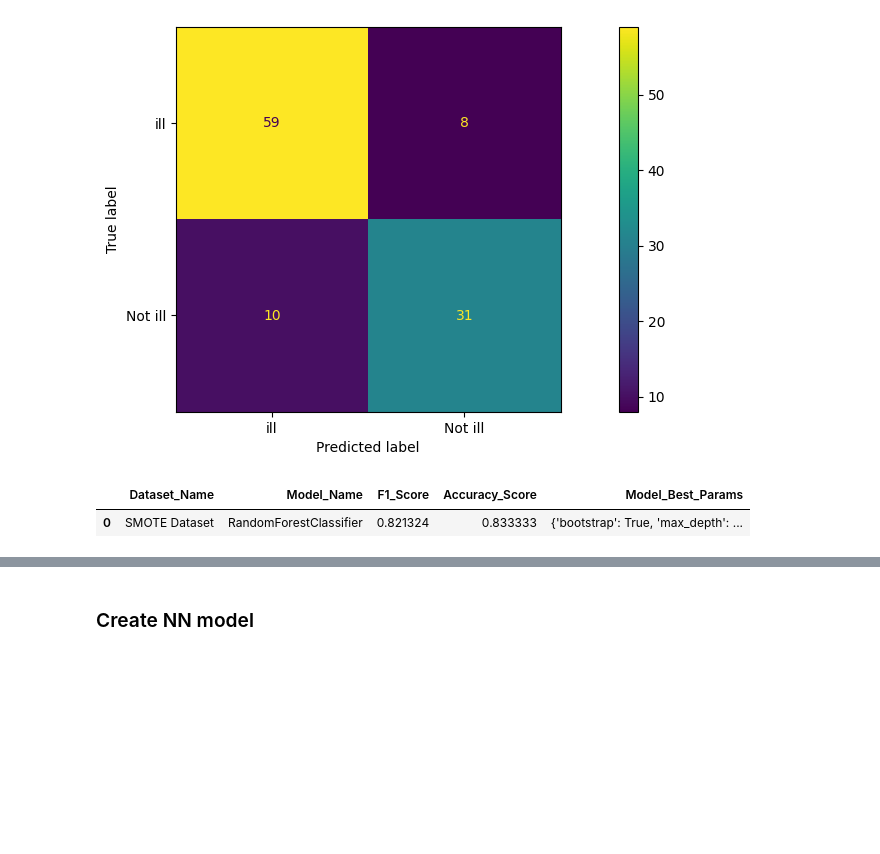
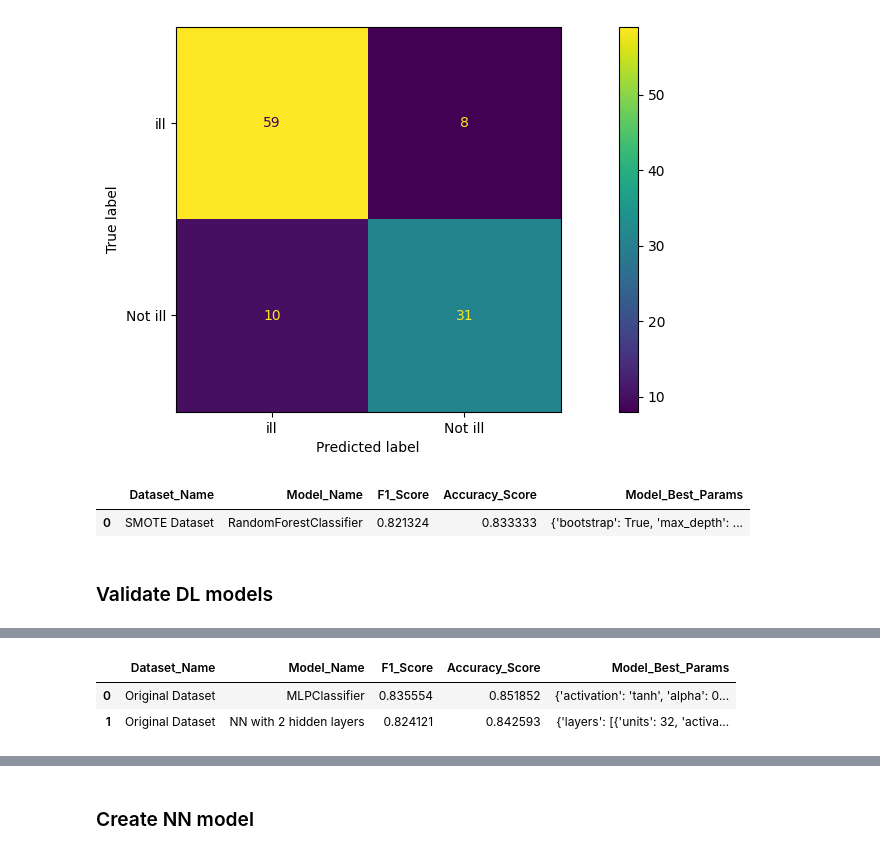
Before and after one commit to denysgerasymuk799/UCU_AI_Course_Project, a Jupyter notebook: 02_Diabet_Prediction_Models.ipynb, the cells around one changed output, grey strips where cells are left out. Saved outputs shown, nothing was run; the diff lists cells and outputs as text; code cells hidden in the pictures; blank space fills up the shorter version.

```diff
--- a/02_Diabet_Prediction_Models.ipynb
+++ b/02_Diabet_Prediction_Models.ipynb
@@ -504,3 +523,5 @@ def display_models_info(best_results_df):
         disp = ConfusionMatrixDisplay(confusion_matrix=cm, display_labels=["ill", "Not ill"])
         disp.plot()
         plt.show()
+# %% [markdown]
+### Validate DL models
@@ -506,0 +684,3 @@ def display_models_info(best_results_df):
+# %%
+test_DL_models(X_train, y_train, X_test, y_test, 'Original Dataset', show_plots=False, debug_mode=False)
+# %% [output]
@@ -507,3 +689,6 @@ def display_models_info(best_results_df):
+|  | Dataset_Name | Model_Name | F1_Score | Accuracy_Score | Model_Best_Params |
+| 0 | Original Dataset | MLPClassifier | 0.835554 | 0.851852 | {'activation': 'tanh', 'alpha': 0... |
+| 1 | Original Dataset | NN with 2 hidden layers | 0.824121 | 0.842593 | {'layers': [{'units': 32, 'activa... |
 # %%
 best_results_df
 # %% [output]
```
Also changed, not shown: parts of 33 cells of this notebook.
